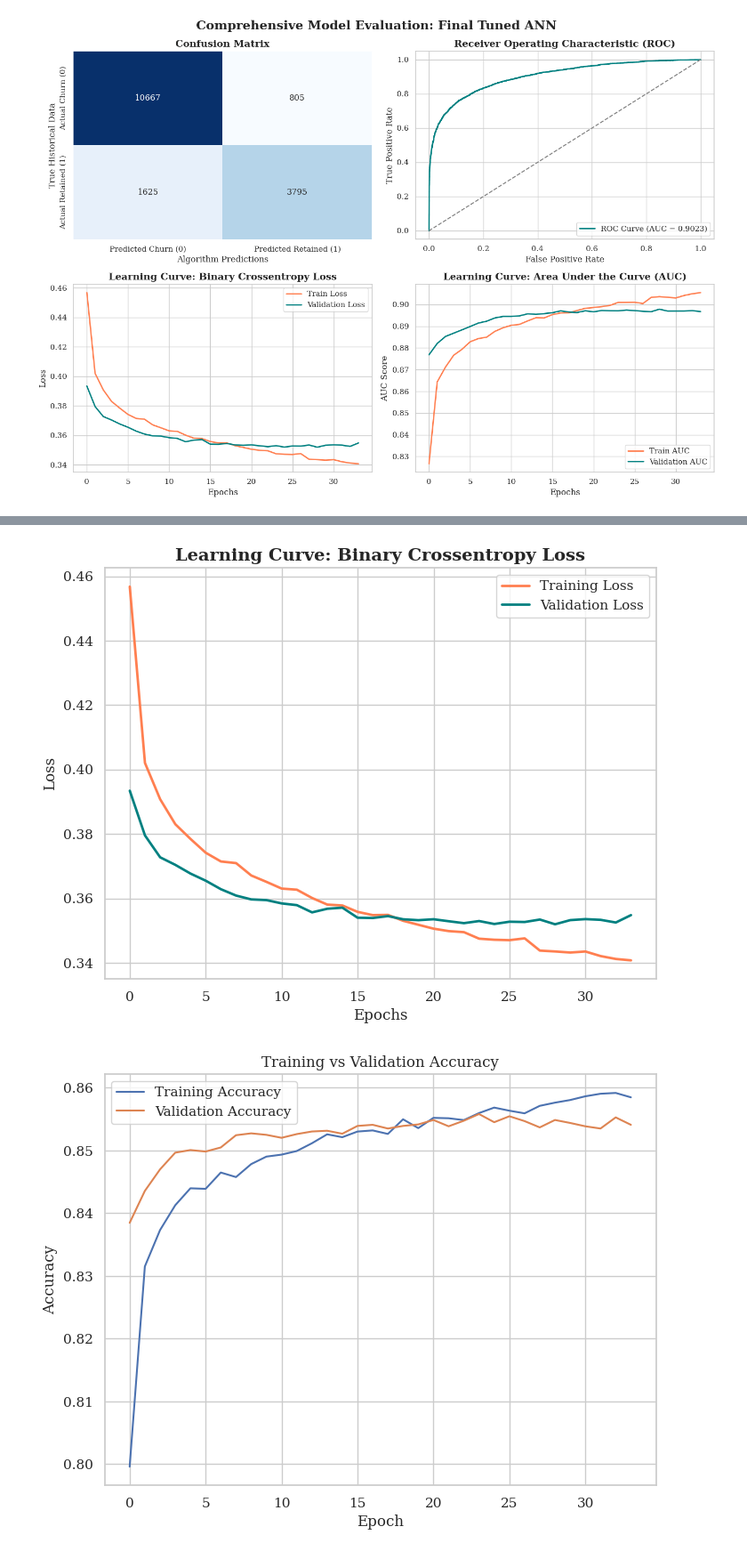
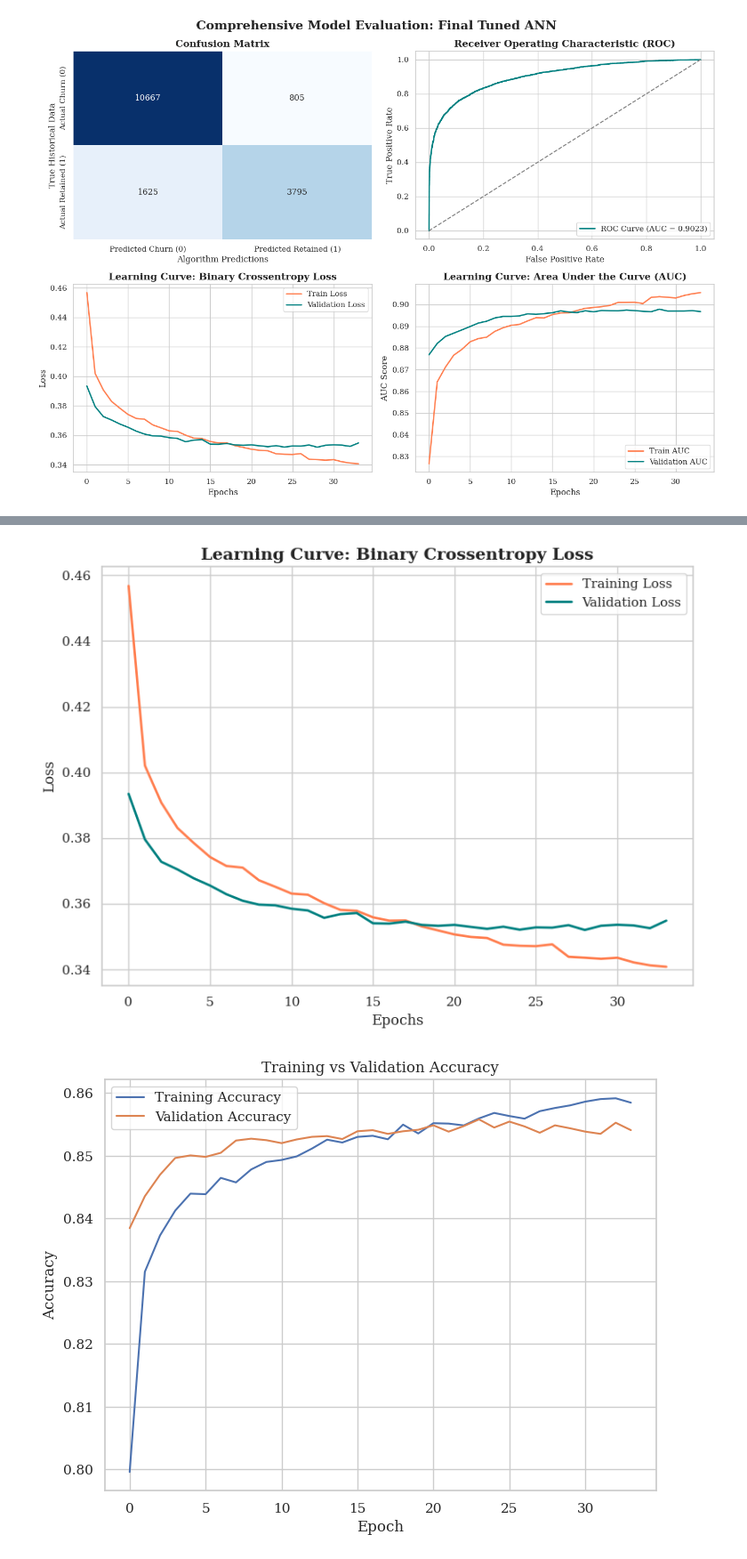
Before and after one commit to KhooLayHan/odl-project, a Jupyter notebook: main.ipynb, the cells around one changed output, grey strips where cells are left out. Shown at 89% size. Drawn from its saved outputs; the diff is of its cells as text; code cells hidden in the pictures.

```diff
--- a/main.ipynb
+++ b/main.ipynb
@@ -1118,37 +1135,30 @@ plt.show()
 # %%
 # Panel 3: Training vs. Validation Loss Curve
 plt.figure(figsize=(8,6))
 
 plt.plot(
     history_final.history["loss"],
     label="Training Loss",
     color="coral",
     linewidth=2
 )
-
 plt.plot(
     history_final.history["val_loss"],
     label="Validation Loss",
     color="teal",
     linewidth=2
 )
 
 plt.xlabel("Epochs")
 plt.ylabel("Loss")
 plt.title("Learning Curve: Binary Crossentropy Loss", fontsize=14, fontweight="bold")
-
 plt.legend(loc="upper right")
 plt.grid(True)
+
+plt.tight_layout()
 plt.show()
-
-# axes[1, 0].plot(history_final.history['loss'], label='Train Loss', color='coral', lw=2)
-# axes[1, 0].plot(history_final.history['val_loss'], label='Validation Loss', color='teal', lw=2)
-# axes[1, 0].set_title('Learning Curve: Binary Crossentropy Loss', fontsize=14, fontweight='bold')
-# axes[1, 0].set_xlabel('Epochs')
-# axes[1, 0].set_ylabel('Loss')
-# axes[1, 0].legend(loc="upper right")
 # %% [output]
-[figure, old version]
+[figure, new version]
 # %%
 
 plt.figure(figsize=(8,6))
```
Also changed, not shown: parts of 9 cells of this notebook.
